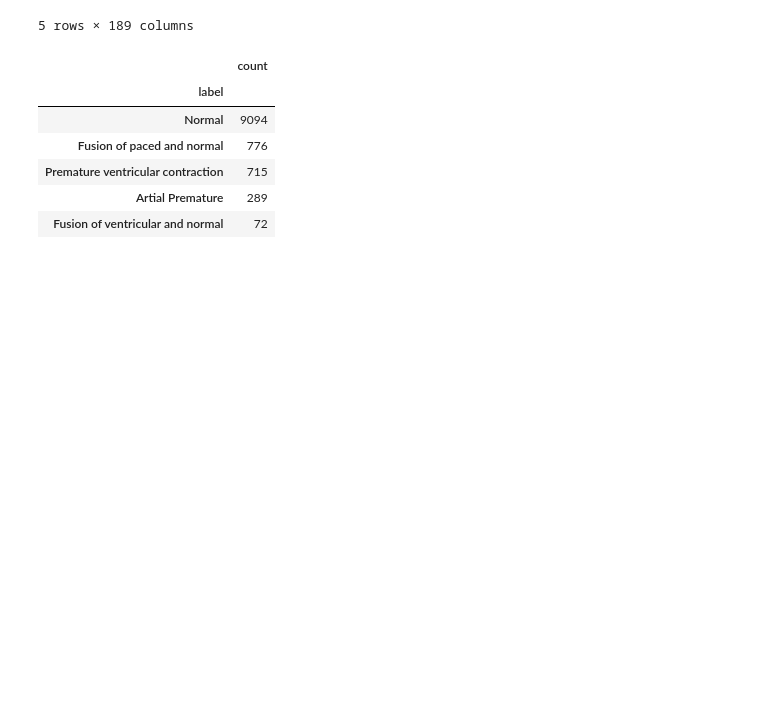
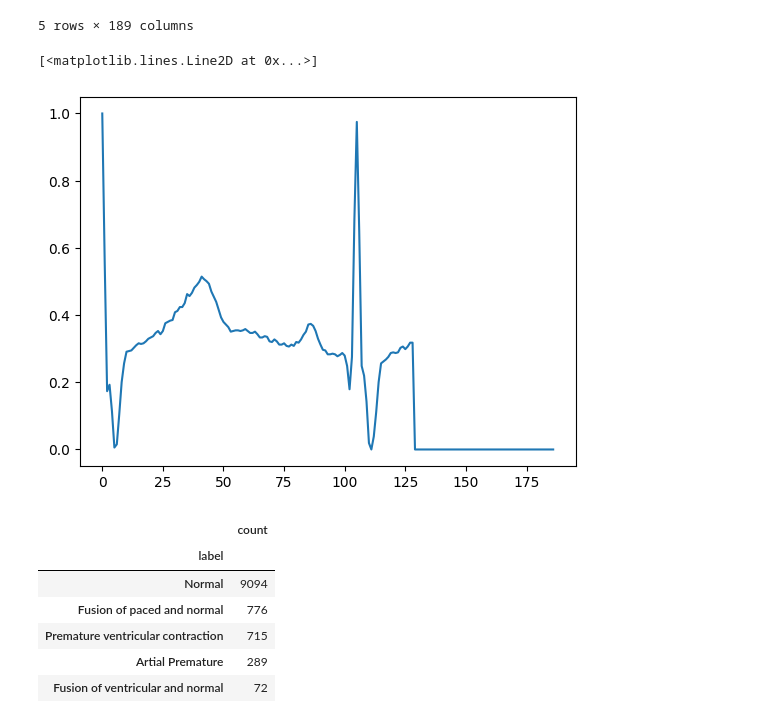
Before and after one commit to TAUforPython/BioMedAI, a Jupyter notebook: NN ECG LSTM CNN Attention classification.ipynb, the cells around one changed output. Saved outputs shown, nothing was run; the diff lists cells and outputs as text; code cells hidden in the pictures; blank space fills up the shorter version.

```diff
--- a/NN ECG LSTM CNN Attention classification.ipynb
+++ b/NN ECG LSTM CNN Attention classification.ipynb
@@ -84,6 +84,11 @@ df_mitbih_train.head()
 | 3 | 1.0 | 0.747934 | 0.528926 | 0.252066 | 0.099174 | 0.090909 | 0.157025 | 0.181818 | 0.185950 | 0.202479 | ... | ... |
 | 4 | 1.0 | 0.913934 | 0.717213 | 0.524590 | 0.319672 | 0.168033 | 0.127049 | 0.151639 | 0.155738 | 0.143443 | ... | ... |
 5 rows × 189 columns
+# %%
+plt.plot(df_mitbih_train.iloc[0][:-2])
+# %% [output]
+[<matplotlib.lines.Line2D at 0x...>]
+[figure, added]
 # %%
 df_mitbih['label'].value_counts()
 # %% [output]
```
